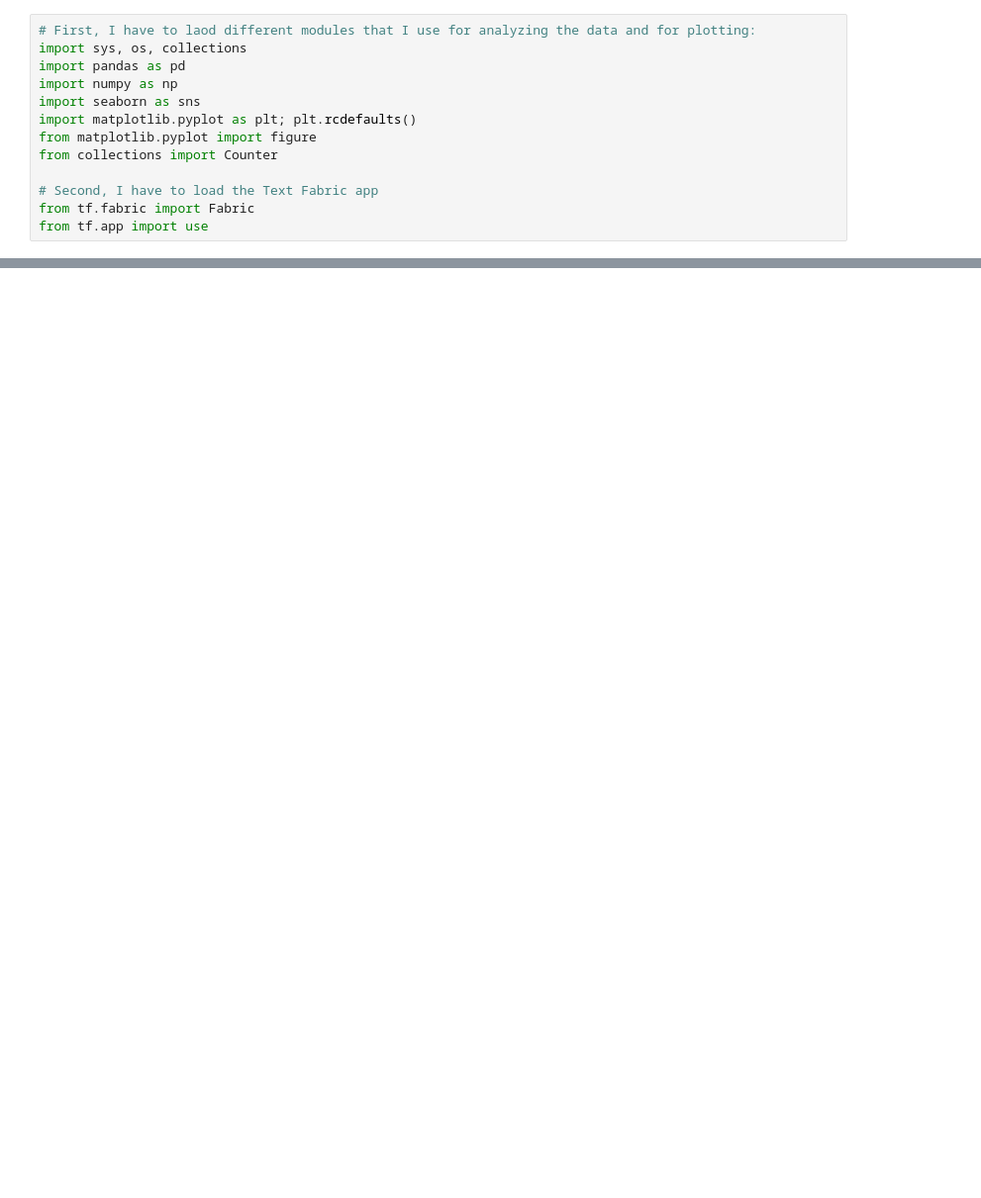
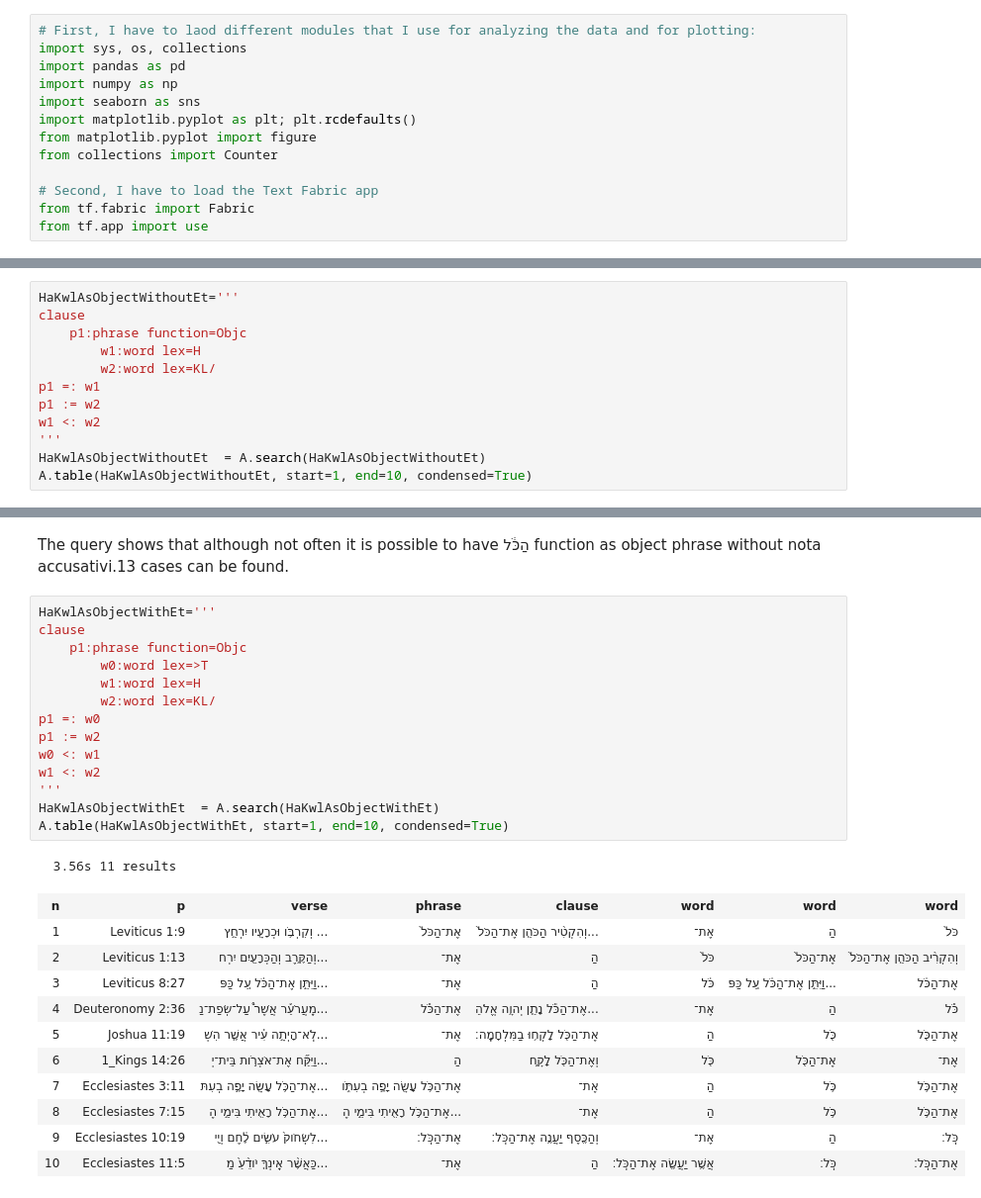
Before and after one commit to oliverglanz/Text-Fabric, a Jupyter notebook: Daniel11/0000_ETCBC-TF_2002-BHS_Daniel11_research_o.glanz_prof-edition.ipynb, the cells around one changed output, grey strips where cells are left out. Shown at 99% size. Drawn from its saved outputs; the diff is of its cells as text; blank space fills up the shorter version.

```diff
--- a/Daniel11/0000_ETCBC-TF_2002-BHS_Daniel11_research_o.glanz_prof-edition.ipynb
+++ b/Daniel11/0000_ETCBC-TF_2002-BHS_Daniel11_research_o.glanz_prof-edition.ipynb
@@ -118,0 +188,12 @@ XXXX (False, frozenset({'prep'}))
+# %%
+HaKwlAsObjectWithoutEt='''
+clause
+    p1:phrase function=Objc
+        w1:word lex=H
+        w2:word lex=KL/
+p1 =: w1
+p1 := w2
+w1 <: w2
+'''
+HaKwlAsObjectWithoutEt  = A.search(HaKwlAsObjectWithoutEt)
+A.table(HaKwlAsObjectWithoutEt, start=1, end=10, condensed=True)
@@ -118,0 +213,29 @@ XXXX (False, frozenset({'prep'}))
+# %% [markdown]
+The query shows that although not often it is possible to have הַכֹּ֔ל function as object phrase without nota accusativi.13 cases can be found.
+# %%
+HaKwlAsObjectWithEt='''
+clause
+    p1:phrase function=Objc
+        w0:word lex=>T
+        w1:word lex=H
+        w2:word lex=KL/
+p1 =: w0
+p1 := w2
+w0 <: w1
+w1 <: w2
+'''
+HaKwlAsObjectWithEt  = A.search(HaKwlAsObjectWithEt)
+A.table(HaKwlAsObjectWithEt, start=1, end=10, condensed=True)
+# %% [output]
+  3.56s 11 results
+| n | p | verse | phrase | clause | word | word | word |
+| 1 | Leviticus 1:9 | וְקִרְבֹּ֥ו וּכְרָעָ֖יו יִרְחַ֣ץ ... | אֶת־הַכֹּל֙ | וְהִקְטִ֨יר הַכֹּהֵ֤ן אֶת־הַכֹּל֙... | אֶת־ | הַ | כֹּל֙ |
+| 2 | Leviticus 1:13 | וְהַקֶּ֥רֶב וְהַכְּרָעַ֖יִם יִרְח... | אֶת־ | הַ | כֹּל֙ | אֶת־הַכֹּל֙ | וְהִקְרִ֨יב הַכֹּהֵ֤ן אֶת־הַכֹּל֙ |
+| 3 | Leviticus 8:27 | וַיִּתֵּ֣ן אֶת־הַכֹּ֔ל עַ֚ל כַּפּ... | אֶת־ | הַ | כֹּ֔ל | וַיִּתֵּ֣ן אֶת־הַכֹּ֔ל עַ֚ל כַּפּ... | אֶת־הַכֹּ֔ל |
+| 4 | Deuteronomy 2:36 | מֵֽעֲרֹעֵ֡ר אֲשֶׁר֩ עַל־שְׂפַת־נַ... | אֶת־הַכֹּ֕ל | אֶת־הַכֹּ֕ל נָתַ֛ן יְהוָ֥ה אֱלֹהֵ... | אֶת־ | הַ | כֹּ֕ל |
+| 5 | Joshua 11:19 | לֹֽא־הָיְתָ֣ה עִ֗יר אֲשֶׁ֤ר הִשְׁ... | אֶת־ | אֶת־הַכֹּ֖ל לָקְח֥וּ בַמִּלְחָמָֽה׃ | הַ | כֹּ֖ל | אֶת־הַכֹּ֖ל |
+| 6 | 1_Kings 14:26 | וַיִּקַּ֞ח אֶת־אֹצְרֹ֣ות בֵּית־יְ... | הַ | וְאֶת־הַכֹּ֖ל לָקָ֑ח | כֹּ֖ל | אֶת־הַכֹּ֖ל | אֶת־ |
+| 7 | Ecclesiastes 3:11 | אֶת־הַכֹּ֥ל עָשָׂ֖ה יָפֶ֣ה בְעִתּ... | אֶת־הַכֹּ֥ל עָשָׂ֖ה יָפֶ֣ה בְעִתֹּ֑ו | אֶת־ | הַ | כֹּ֥ל | אֶת־הַכֹּ֥ל |
+| 8 | Ecclesiastes 7:15 | אֶת־הַכֹּ֥ל רָאִ֖יתִי בִּימֵ֣י הֶ... | אֶת־הַכֹּ֥ל רָאִ֖יתִי בִּימֵ֣י הֶ... | אֶת־ | הַ | כֹּ֥ל | אֶת־הַכֹּ֥ל |
+| 9 | Ecclesiastes 10:19 | לִשְׂחֹוק֙ עֹשִׂ֣ים לֶ֔חֶם וְיַ֖י... | אֶת־הַכֹּֽל׃ | וְהַכֶּ֖סֶף יַעֲנֶ֥ה אֶת־הַכֹּֽל׃ | אֶת־ | הַ | כֹּֽל׃ |
+| 10 | Ecclesiastes 11:5 | כַּאֲשֶׁ֨ר אֵֽינְךָ֤ יֹודֵ֨עַ֙ מַ... | אֶת־ | הַ | אֲשֶׁ֥ר יַעֲשֶׂ֖ה אֶת־הַכֹּֽל׃ | כֹּֽל׃ | אֶת־הַכֹּֽל׃ |
```
Also changed, not shown: parts of 19 cells of this notebook.
